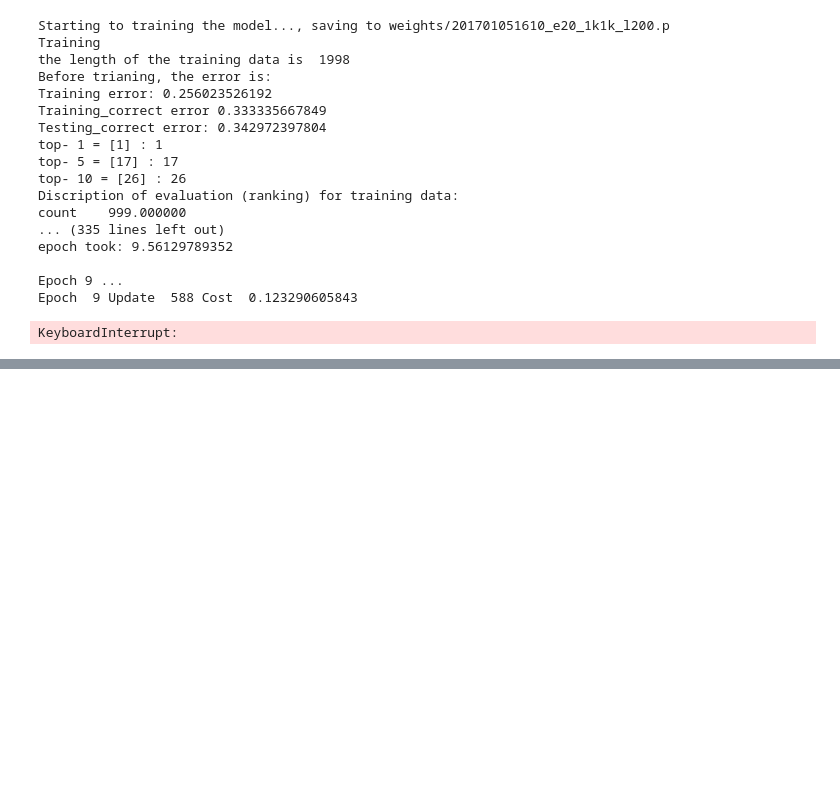
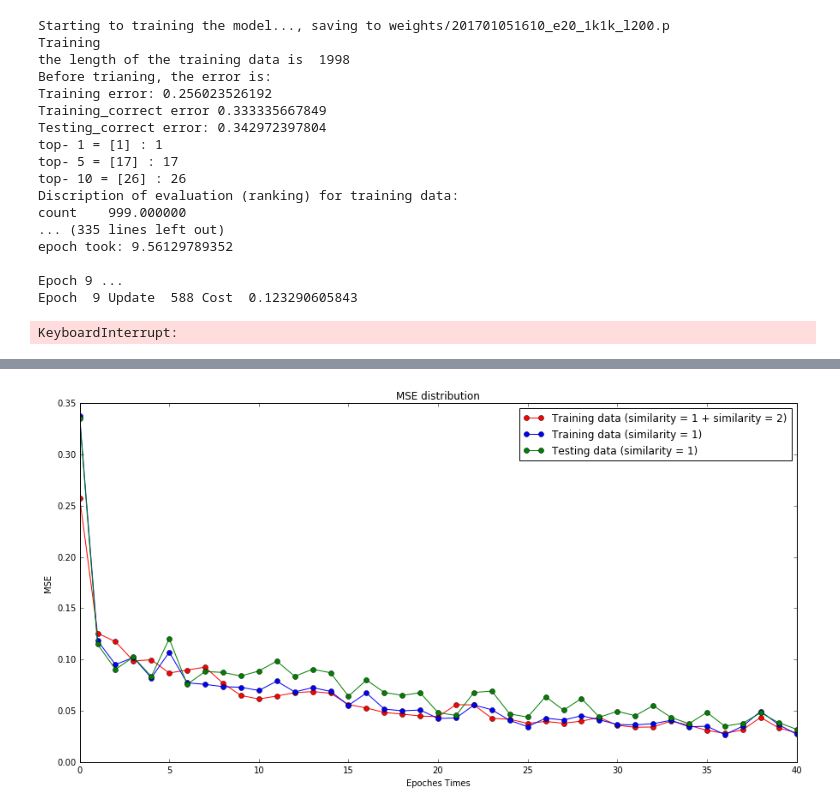
Before and after one commit to liuenda/LiuSTM, a Jupyter notebook: 2017-1-10(1).ipynb, the cells around one changed output, grey strips where cells are left out. Saved outputs shown, nothing was run; the diff lists cells and outputs as text; code cells hidden in the pictures; blank space fills up the shorter version.

```diff
--- a/2017-1-10(1).ipynb
+++ b/2017-1-10(1).ipynb
@@ -47,0 +71,16 @@ Epoch  0 Update  63 Cost  0.207024231553
+# %%
+%matplotlib inline
+import matplotlib.pyplot as plt
+import matplotlib
+matplotlib.rcParams['figure.figsize'] = (15.0, 7.5)
+plt.title('MSE distribution')
+plt.plot(sls.mse,'ro-', label="Training data (similarity = 1 + similarity = 2)")
+plt.plot(sls.mse_train,'bo-', label="Training data (similarity = 1)")
+plt.plot(sls.mse_test,'go-', label="Testing data (similarity = 1)")
+plt.legend()
+
+plt.ylabel('MSE')
+plt.xlabel('Epoches Times')
+plt.show()
+# %% [output]
+[figure, added]
```
Also changed, not shown: parts of 4 cells of this notebook, 15 other files.
